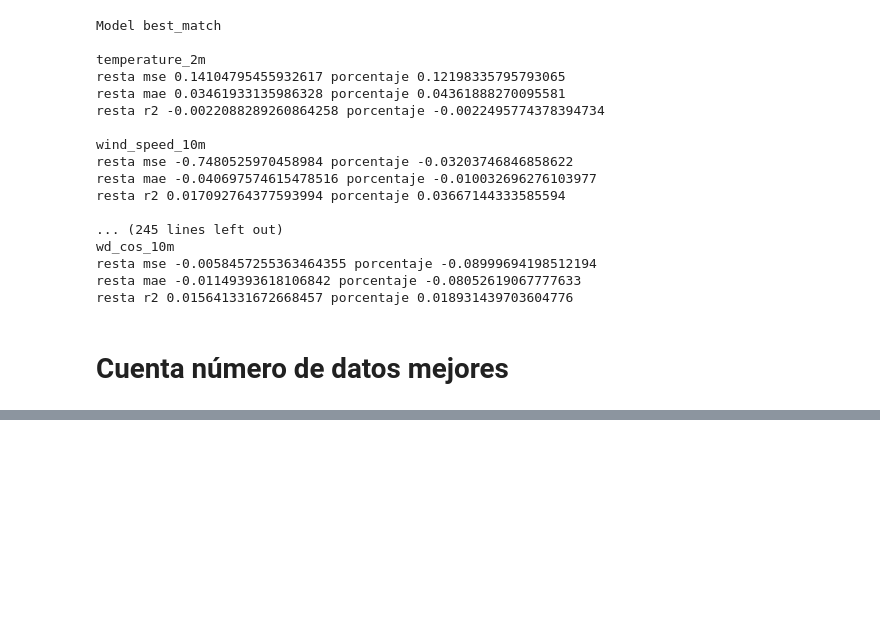
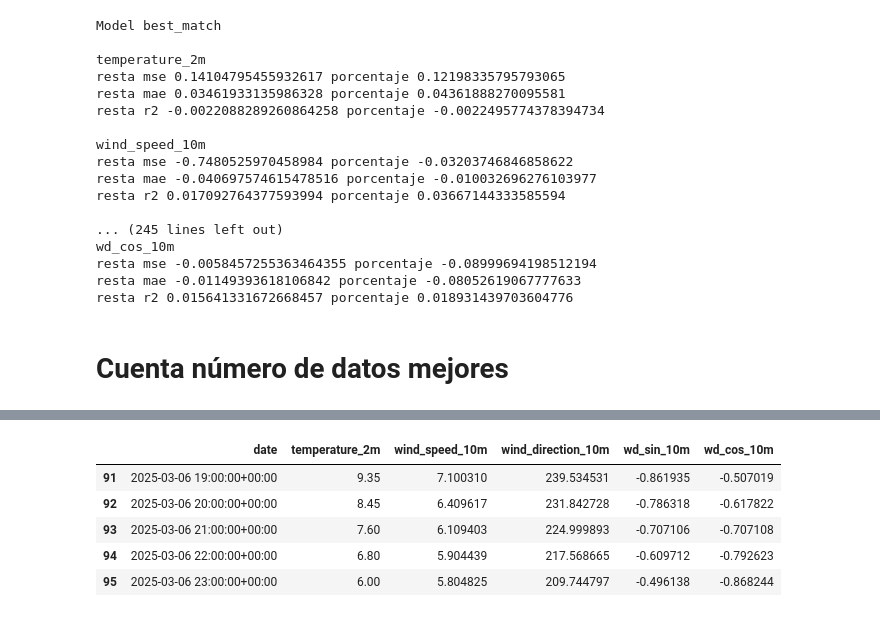
Before and after one commit to Lucia1009/TFG-Plataforma-para-la-prediccion-de-potencia-electrica-generada-en-parques-eolicos, a Jupyter notebook: modelos/Comparacion_modelos_series_temporales.ipynb, the cells around one changed output, grey strips where cells are left out. Saved outputs shown, nothing was run; the diff lists cells and outputs as text; code cells hidden in the pictures; blank space fills up the shorter version.

```diff
--- a/modelos/Comparacion_modelos_series_temporales.ipynb
+++ b/modelos/Comparacion_modelos_series_temporales.ipynb
@@ -514,0 +569,9 @@ cuenta
+# %%
+# scores_nuevos=obtener_metricas(models_hist['best_match'], models_pred)
+print(models_hist['best_match']['date'].min())
+print(models_pred['best_match']['date'].min())
+print(models_hist['best_match']['date'].max())
+print(models_pred['best_match']['date'].max())
+
+models_pred['ecmwf_ifs04'].tail()
+# %% [output]
@@ -514,0 +582,6 @@ cuenta
+|  | date | temperature_2m | wind_speed_10m | wind_direction_10m | wd_sin_10m | wd_cos_10m |
+| 91 | 2025-03-06 19:00:00+00:00 | 9.35 | 7.100310 | 239.534531 | -0.861935 | -0.507019 |
+| 92 | 2025-03-06 20:00:00+00:00 | 8.45 | 6.409617 | 231.842728 | -0.786318 | -0.617822 |
+| 93 | 2025-03-06 21:00:00+00:00 | 7.60 | 6.109403 | 224.999893 | -0.707106 | -0.707108 |
+| 94 | 2025-03-06 22:00:00+00:00 | 6.80 | 5.904439 | 217.568665 | -0.609712 | -0.792623 |
+| 95 | 2025-03-06 23:00:00+00:00 | 6.00 | 5.804825 | 209.744797 | -0.496138 | -0.868244 |
```
Also changed, not shown: parts of 13 cells of this notebook.
